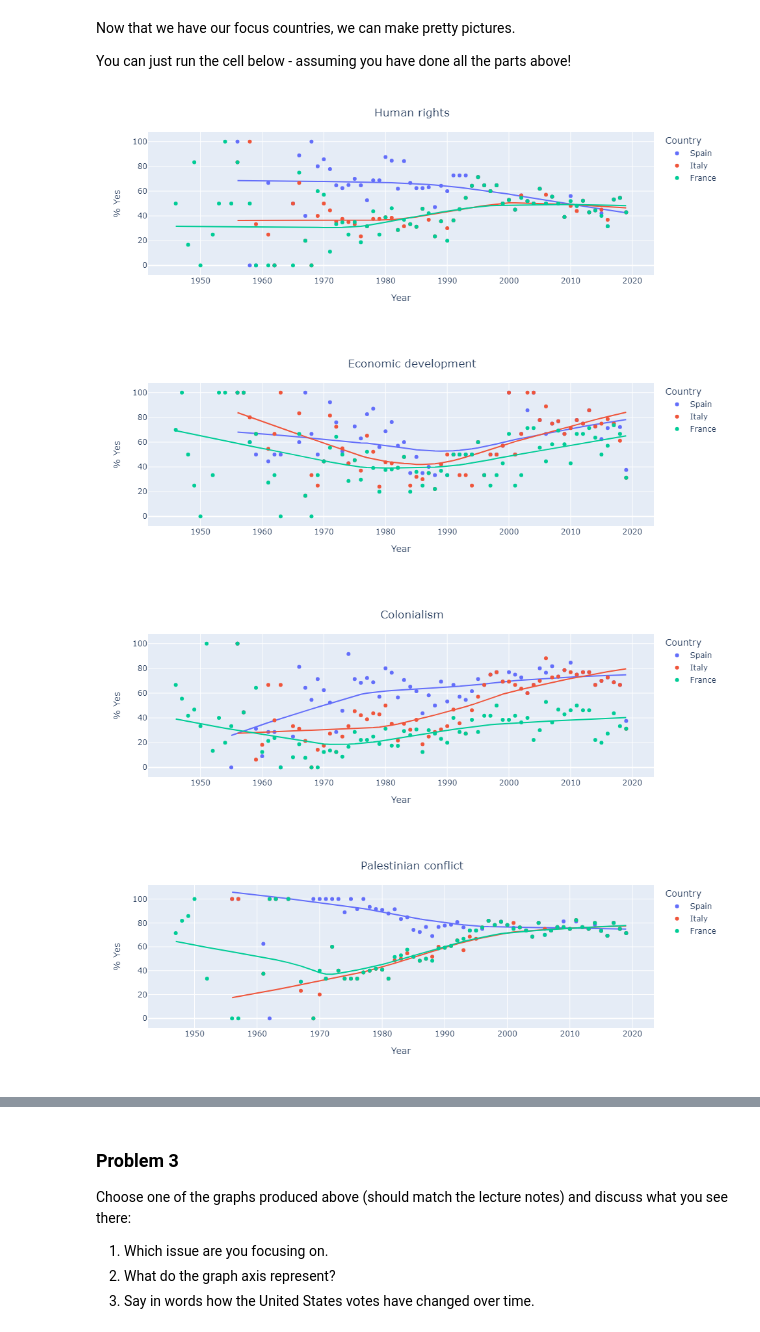
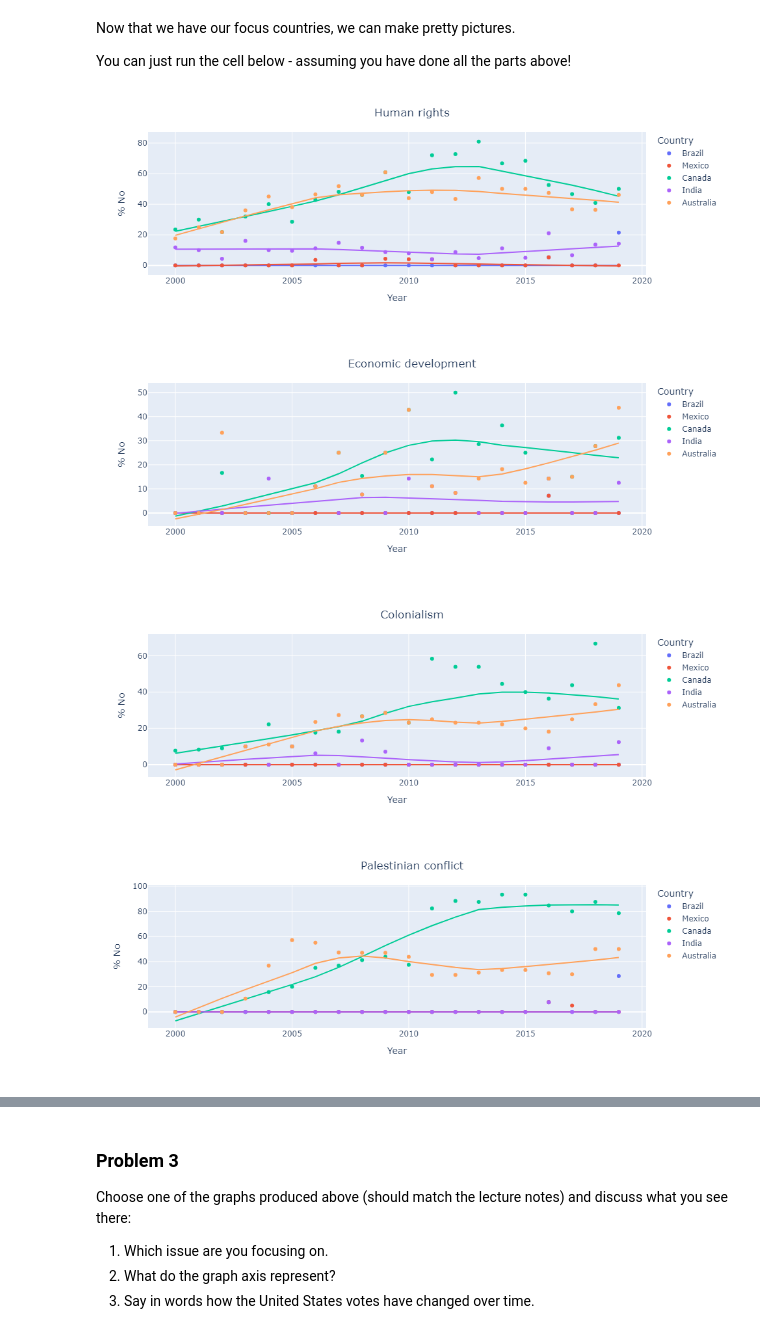
Before and after one commit to danielavila22/Day2, a Jupyter notebook: Day2-HW.ipynb, the cells around one changed output, grey strips where cells are left out. Drawn from its saved outputs; the diff is of its cells as text; code cells hidden in the pictures.

```diff
--- a/Day2-HW.ipynb
+++ b/Day2-HW.ipynb
@@ -206,7 +206,7 @@ Now we will select three countries that we are interested in and see how their v
 
 You can just run the cell below - assuming you have done all the parts above!
 # %%
-countries = ['Spain', 'Italy', 'France']
+countries = ['Brazil', 'Mexico', 'Canada', 'India', 'Australia']
 issues = list(DF['issue'].unique())
 c_groups = DF.groupby(['country','issue'])
 print(issues)
@@ -221,37 +221,38 @@ You can just run the cell below - assuming you have done all the parts above!
 def make_plot(countries,issue):
     '''
     A Python function that takes in the list of countries and issues and makes
     a scatter plot of each issue with a trendline for each country.
     '''
     x_data = []
     y_data = []
     c_data = []
     for cntry in countries:
-        my_group = c_groups.get_group((cntry,issue))
+        group = c_groups.get_group((cntry,issue))
+        my_group = group [group['year'] >= 2000]
         for y in my_group['year'].unique():
             x_data.append(y)
-            tot_yes = sum(my_group[my_group['year']==y]['vote']=='yes')
+            tot_yes = sum(my_group[my_group['year']==y]['vote']=='no')
             percent_yes = tot_yes/len(my_group[my_group['year']==y])*100
             y_data.append(percent_yes)
             c_data.append(cntry)
 
     fig = px.scatter(x=x_data, y=y_data,color=c_data,trendline="lowess",labels={"color": "Country"})
 
     fig.update_layout(
         title={
             'text': issue + '<br>',
             'y':0.9,
             'x':0.5,
             'xanchor': 'center',
             'yanchor': 'top'})
-    fig.update_yaxes(title_text="% Yes")
+    fig.update_yaxes(title_text="% No")
     fig.update_xaxes(title_text="Year")
     fig.show()
 
 for iss in issues:
     make_plot(countries,iss)
 # %% [output]
-[figure, old version]
+[figure, new version]
-[figure, old version]
+[figure, new version]
-[figure, old version]
+[figure, new version]
-[figure, old version]
+[figure, new version]
```
Also changed, not shown: parts of 1 cell of this notebook.
